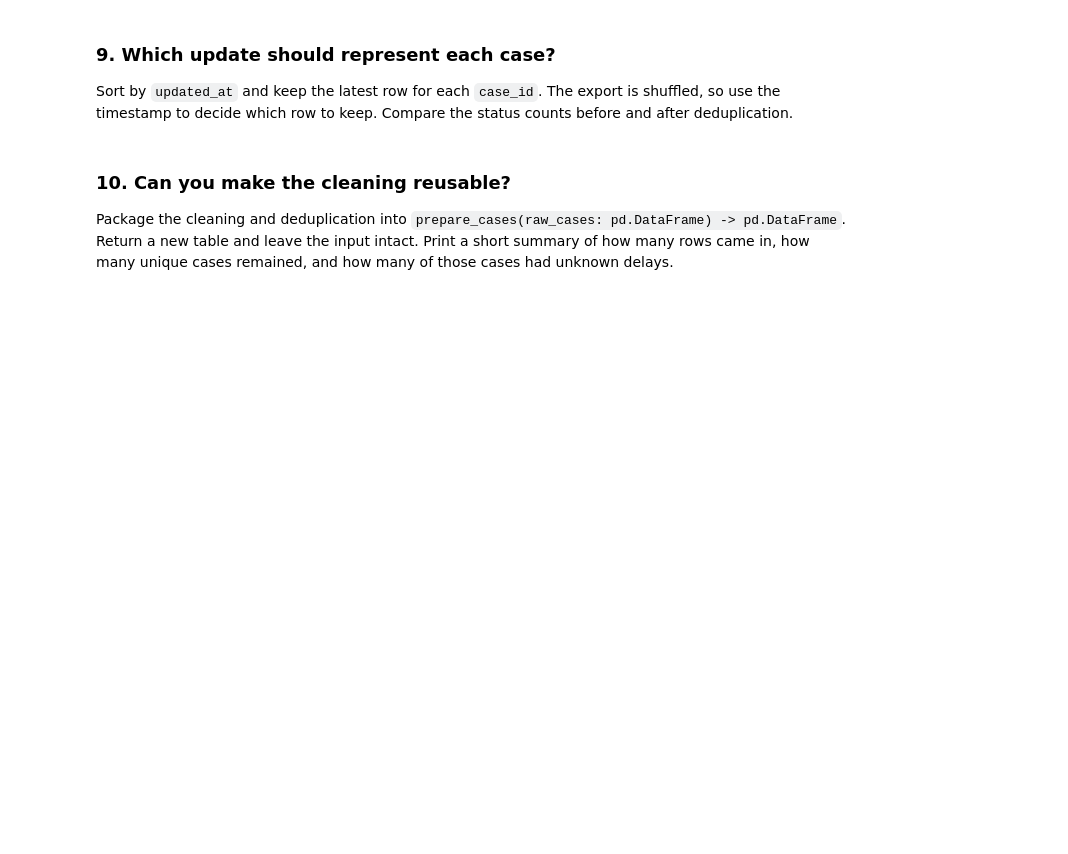
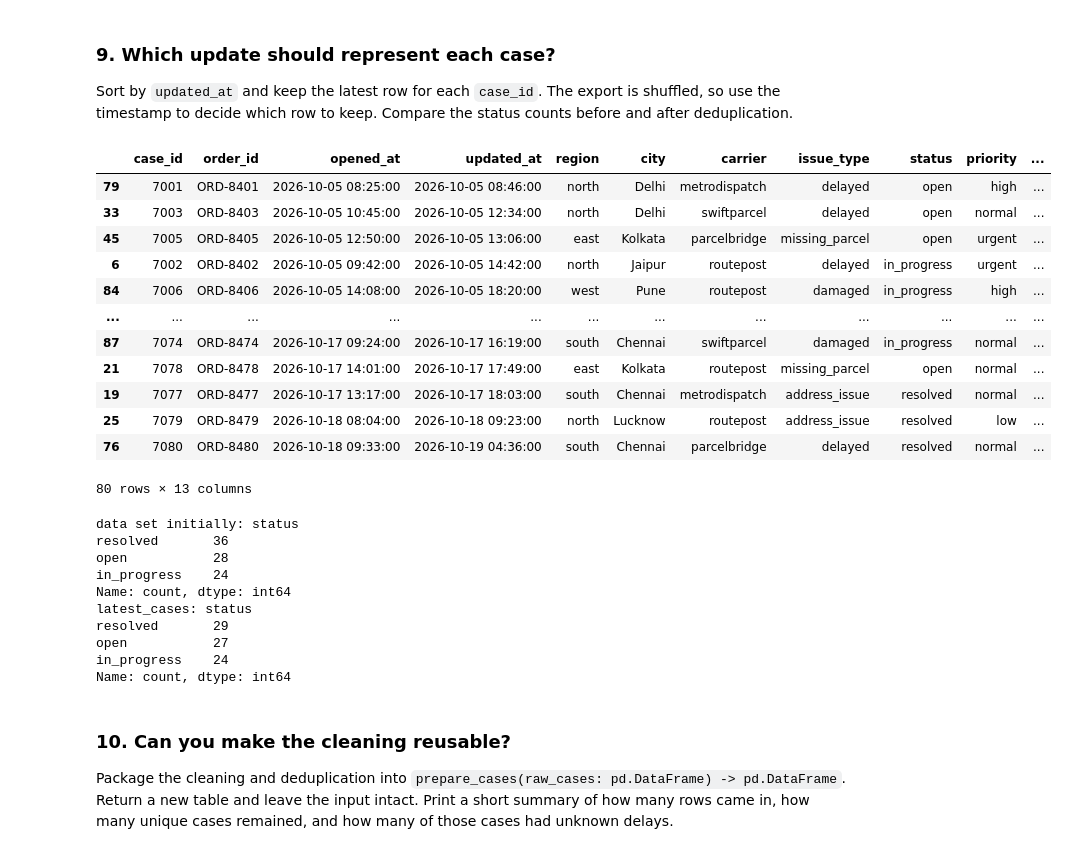
Before and after one commit to rm2620/LogicMojo-GenAI-AgenticAI-Oct26-Rishabh2620, a Jupyter notebook: Assignments_Solutions/03_python_data_analysis_practice.ipynb, the cells around one changed output. Cells and saved outputs as stored; diff of their text form; code cells hidden in the pictures; blank space fills up the shorter version.

Commit message:
solutions for initial questions added

```diff
--- a/Assignments_Solutions/03_python_data_analysis_practice.ipynb
+++ b/Assignments_Solutions/03_python_data_analysis_practice.ipynb
@@ -34,3 +53,16 @@ display(raw_cases.head())
 ### 1. What came in the export?
 
 Show the first five and last five rows, the shape, and the column names. Which column identifies an update's case? Which column tells you when that update happened?
+# %%
+df = raw_cases.copy()
+
+print("First 5 rows:")
+display(df.head())
+
+print("Last 5 rows:")
+display(df.tail())
+
+print("Dataset Shape:", df.shape)
+
+print("Column Names:")
+print(df.columns.tolist())
@@ -60,3 +289,13 @@ Create a copy and trim spaces and lowercase the region, carrier, issue type, sta
 ### 7. Can you turn a messy delay column into numbers?
 
 Convert `delay_minutes` to numbers with pandas. Treat blanks, unparseable text, and negative values as missing. Keep zero as a valid measurement. How many measurements became missing? Inspect cases 7004, 7005, and 7006 to show the difference.
+# %%
+## Convert the 'delay_minutes' column to numeric, coercing errors to NaN
+standardised_df["delay_minutes"] = pd.to_numeric(standardised_df["delay_minutes"], errors="coerce", downcast="integer")
+
+##marking negative values as NaN
+standardised_df.loc[standardised_df["delay_minutes"] < 0, "delay_minutes"] = np.nan
+
+standardised_df["delay_minutes"].unique()
+
+standardised_df.loc[standardised_df["case_id"].isin([7004, 7005, 7006]), ["case_id", "delay_minutes"]]
@@ -64,3 +308,11 @@ Convert `delay_minutes` to numbers with pandas. Treat blanks, unparseable text,
 ### 8. How much time passed before each update?
 
 Parse `opened_at` and `updated_at` as datetimes. Create a column giving the minutes between opening and that update. Find the three updates with the largest elapsed time and explain what this measure tells you about a case.
+# %%
+## parsing the 'opened_at' and 'updated_at' columns to datetime format, coercing errors to NaT
+standardised_df["opened_at"] = pd.to_datetime(standardised_df["opened_at"], errors="coerce")
+standardised_df["updated_at"] = pd.to_datetime(standardised_df["updated_at"], errors="coerce")
+
+standardised_df["elapsed_minutes"] = (standardised_df["updated_at"] - standardised_df["opened_at"]).dt.total_seconds() / 60
+
+standardised_df.sort_values(by="elapsed_minutes", ascending=False).head(3)
@@ -68,6 +332,42 @@ Parse `opened_at` and `updated_at` as datetimes. Create a column giving the minu
 ### 9. Which update should represent each case?
 
 Sort by `updated_at` and keep the latest row for each `case_id`. The export is shuffled, so use the timestamp to decide which row to keep. Compare the status counts before and after deduplication.
+# %%
+## Get the latest cases based on updated_at timestamp
+latest_cases = (
+    standardised_df.
+    sort_values(by="updated_at", ascending=True)
+    .drop_duplicates(subset="case_id", keep="last")
+)
+
+display(latest_cases)
+
+print("data set initially:", standardised_df["status"].value_counts())
+print("latest_cases:", latest_cases["status"].value_counts())
+# %% [output]
+|  | case_id | order_id | opened_at | updated_at | region | city | carrier | issue_type | status | priority | ... |
+| 79 | 7001 | ORD-8401 | 2026-10-05 08:25:00 | 2026-10-05 08:46:00 | north | Delhi | metrodispatch | delayed | open | high | ... |
+| 33 | 7003 | ORD-8403 | 2026-10-05 10:45:00 | 2026-10-05 12:34:00 | north | Delhi | swiftparcel | delayed | open | normal | ... |
+| 45 | 7005 | ORD-8405 | 2026-10-05 12:50:00 | 2026-10-05 13:06:00 | east | Kolkata | parcelbridge | missing_parcel | open | urgent | ... |
+| 6 | 7002 | ORD-8402 | 2026-10-05 09:42:00 | 2026-10-05 14:42:00 | north | Jaipur | routepost | delayed | in_progress | urgent | ... |
+| 84 | 7006 | ORD-8406 | 2026-10-05 14:08:00 | 2026-10-05 18:20:00 | west | Pune | routepost | damaged | in_progress | high | ... |
+| ... | ... | ... | ... | ... | ... | ... | ... | ... | ... | ... | ... |
+| 87 | 7074 | ORD-8474 | 2026-10-17 09:24:00 | 2026-10-17 16:19:00 | south | Chennai | swiftparcel | damaged | in_progress | normal | ... |
+| 21 | 7078 | ORD-8478 | 2026-10-17 14:01:00 | 2026-10-17 17:49:00 | east | Kolkata | routepost | missing_parcel | open | normal | ... |
+| 19 | 7077 | ORD-8477 | 2026-10-17 13:17:00 | 2026-10-17 18:03:00 | south | Chennai | metrodispatch | address_issue | resolved | normal | ... |
+| 25 | 7079 | ORD-8479 | 2026-10-18 08:04:00 | 2026-10-18 09:23:00 | north | Lucknow | routepost | address_issue | resolved | low | ... |
+| 76 | 7080 | ORD-8480 | 2026-10-18 09:33:00 | 2026-10-19 04:36:00 | south | Chennai | parcelbridge | delayed | resolved | normal | ... |
+80 rows × 13 columns
+data set initially: status
+resolved       36
+open           28
+in_progress    24
+Name: count, dtype: int64
+latest_cases: status
+resolved       29
+open           27
+in_progress    24
+Name: count, dtype: int64
 # %% [markdown]
 ### 10. Can you make the cleaning reusable?
 
```
Also changed, not shown: parts of 18 cells of this notebook.
